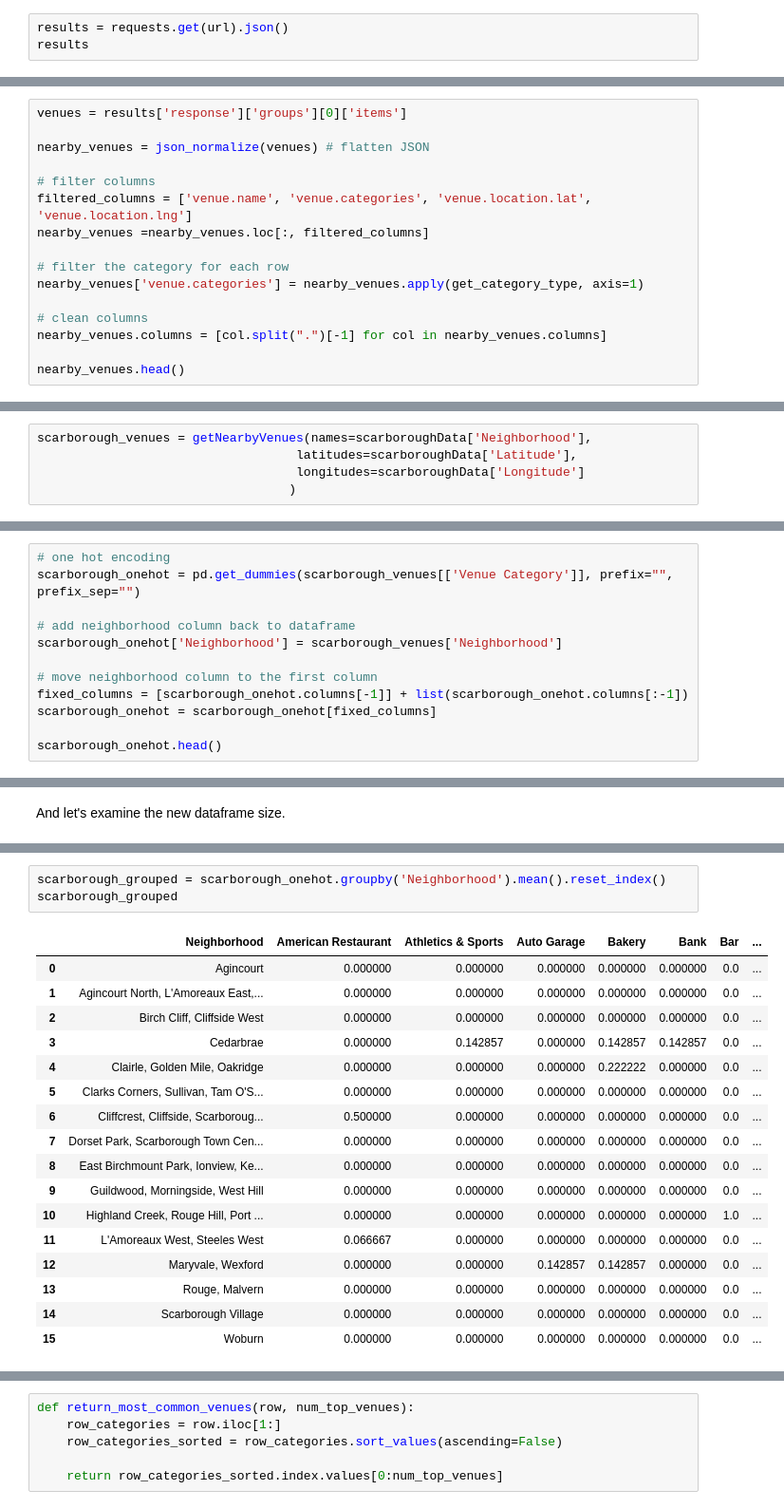
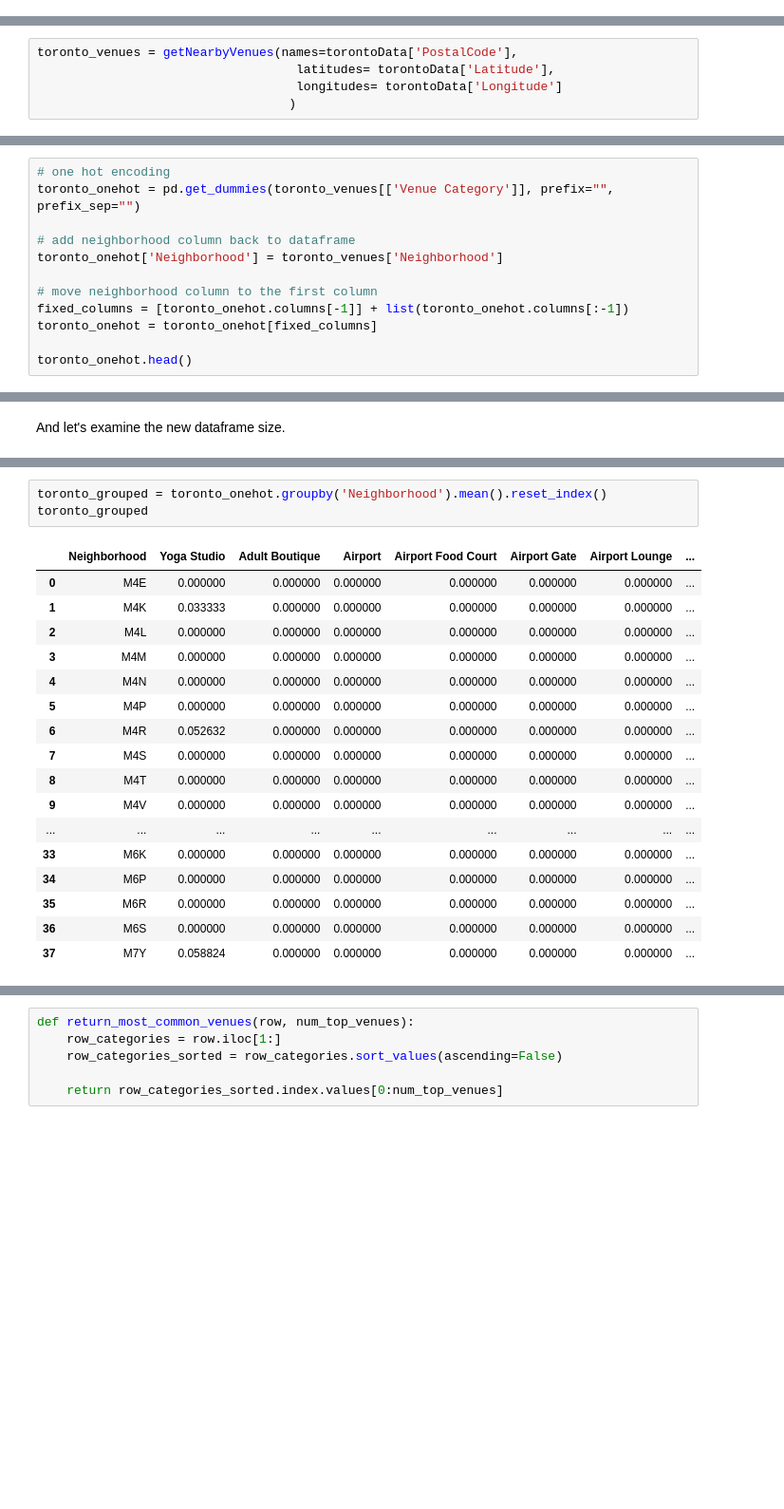
Before and after one commit to catfss/CapstoneProject, a Jupyter notebook: Part3_SegmentingClusteringNeighborhoods.ipynb, the cells around one changed output, grey strips where cells are left out. Shown at 95% size. Cells and saved outputs as stored; diff of their text form; blank space fills up the shorter version.

```diff
--- a/Part3_SegmentingClusteringNeighborhoods.ipynb
+++ b/Part3_SegmentingClusteringNeighborhoods.ipynb
@@ -264,3 +183,0 @@ Send the GET request and examine the resutls
-# %%
-results = requests.get(url).json()
-results
@@ -301,16 +183,0 @@ Now we are ready to clean the json and structure it into a *pandas* dataframe.
-# %%
-venues = results['response']['groups'][0]['items']
-
-nearby_venues = json_normalize(venues) # flatten JSON
-
-# filter columns
-filtered_columns = ['venue.name', 'venue.categories', 'venue.location.lat', 'venue.location.lng']
-nearby_venues =nearby_venues.loc[:, filtered_columns]
-
-# filter the category for each row
-nearby_venues['venue.categories'] = nearby_venues.apply(get_category_type, axis=1)
-
-# clean columns
-nearby_venues.columns = [col.split(".")[-1] for col in nearby_venues.columns]
-
-nearby_venues.head()
@@ -375,6 +234,6 @@ def getNearbyVenues(names, latitudes, longitudes, radius=500):
 # %%
-scarborough_venues = getNearbyVenues(names=scarboroughData['Neighborhood'],
-                                   latitudes=scarboroughData['Latitude'],
-                                   longitudes=scarboroughData['Longitude']
+toronto_venues = getNearbyVenues(names=torontoData['PostalCode'],
+                                   latitudes= torontoData['Latitude'],
+                                   longitudes= torontoData['Longitude']
                                   )
 # %% [output]
@@ -444,13 +303,13 @@ There are 50 uniques categories.
 # %%
 # one hot encoding
-scarborough_onehot = pd.get_dummies(scarborough_venues[['Venue Category']], prefix="", prefix_sep="")
+toronto_onehot = pd.get_dummies(toronto_venues[['Venue Category']], prefix="", prefix_sep="")
 
 # add neighborhood column back to dataframe
-scarborough_onehot['Neighborhood'] = scarborough_venues['Neighborhood']
+toronto_onehot['Neighborhood'] = toronto_venues['Neighborhood']
 
 # move neighborhood column to the first column
-fixed_columns = [scarborough_onehot.columns[-1]] + list(scarborough_onehot.columns[:-1])
-scarborough_onehot = scarborough_onehot[fixed_columns]
+fixed_columns = [toronto_onehot.columns[-1]] + list(toronto_onehot.columns[:-1])
+toronto_onehot = toronto_onehot[fixed_columns]
 
-scarborough_onehot.head()
+toronto_onehot.head()
 # %% [output]
@@ -471,21 +326,21 @@ scarborough_onehot.shape
 # %%
-scarborough_grouped = scarborough_onehot.groupby('Neighborhood').mean().reset_index()
-scarborough_grouped
+toronto_grouped = toronto_onehot.groupby('Neighborhood').mean().reset_index()
+toronto_grouped
 # %% [output]
-|  | Neighborhood | American Restaurant | Athletics & Sports | Auto Garage | Bakery | Bank | Bar | ... |
-| 0 | Agincourt | 0.000000 | 0.000000 | 0.000000 | 0.000000 | 0.000000 | 0.0 | ... |
-| 1 | Agincourt North, L'Amoreaux East,... | 0.000000 | 0.000000 | 0.000000 | 0.000000 | 0.000000 | 0.0 | ... |
-| 2 | Birch Cliff, Cliffside West | 0.000000 | 0.000000 | 0.000000 | 0.000000 | 0.000000 | 0.0 | ... |
-| 3 | Cedarbrae | 0.000000 | 0.142857 | 0.000000 | 0.142857 | 0.142857 | 0.0 | ... |
-| 4 | Clairle, Golden Mile, Oakridge | 0.000000 | 0.000000 | 0.000000 | 0.222222 | 0.000000 | 0.0 | ... |
-| 5 | Clarks Corners, Sullivan, Tam O'S... | 0.000000 | 0.000000 | 0.000000 | 0.000000 | 0.000000 | 0.0 | ... |
-| 6 | Cliffcrest, Cliffside, Scarboroug... | 0.500000 | 0.000000 | 0.000000 | 0.000000 | 0.000000 | 0.0 | ... |
-| 7 | Dorset Park, Scarborough Town Cen... | 0.000000 | 0.000000 | 0.000000 | 0.000000 | 0.000000 | 0.0 | ... |
-| 8 | East Birchmount Park, Ionview, Ke... | 0.000000 | 0.000000 | 0.000000 | 0.000000 | 0.000000 | 0.0 | ... |
-| 9 | Guildwood, Morningside, West Hill | 0.000000 | 0.000000 | 0.000000 | 0.000000 | 0.000000 | 0.0 | ... |
-| 10 | Highland Creek, Rouge Hill, Port ... | 0.000000 | 0.000000 | 0.000000 | 0.000000 | 0.000000 | 1.0 | ... |
-| 11 | L'Amoreaux West, Steeles West | 0.066667 | 0.000000 | 0.000000 | 0.000000 | 0.000000 | 0.0 | ... |
-| 12 | Maryvale, Wexford | 0.000000 | 0.000000 | 0.142857 | 0.142857 | 0.000000 | 0.0 | ... |
-| 13 | Rouge, Malvern | 0.000000 | 0.000000 | 0.000000 | 0.000000 | 0.000000 | 0.0 | ... |
-| 14 | Scarborough Village | 0.000000 | 0.000000 | 0.000000 | 0.000000 | 0.000000 | 0.0 | ... |
-| 15 | Woburn | 0.000000 | 0.000000 | 0.000000 | 0.000000 | 0.000000 | 0.0 | ... |
+|  | Neighborhood | Yoga Studio | Adult Boutique | Airport | Airport Food Court | Airport Gate | Airport Lounge | ... |
+| 0 | M4E | 0.000000 | 0.000000 | 0.000000 | 0.000000 | 0.000000 | 0.000000 | ... |
+| 1 | M4K | 0.033333 | 0.000000 | 0.000000 | 0.000000 | 0.000000 | 0.000000 | ... |
+| 2 | M4L | 0.000000 | 0.000000 | 0.000000 | 0.000000 | 0.000000 | 0.000000 | ... |
+| 3 | M4M | 0.000000 | 0.000000 | 0.000000 | 0.000000 | 0.000000 | 0.000000 | ... |
+| 4 | M4N | 0.000000 | 0.000000 | 0.000000 | 0.000000 | 0.000000 | 0.000000 | ... |
+| 5 | M4P | 0.000000 | 0.000000 | 0.000000 | 0.000000 | 0.000000 | 0.000000 | ... |
+| 6 | M4R | 0.052632 | 0.000000 | 0.000000 | 0.000000 | 0.000000 | 0.000000 | ... |
+| 7 | M4S | 0.000000 | 0.000000 | 0.000000 | 0.000000 | 0.000000 | 0.000000 | ... |
+| 8 | M4T | 0.000000 | 0.000000 | 0.000000 | 0.000000 | 0.000000 | 0.000000 | ... |
+| 9 | M4V | 0.000000 | 0.000000 | 0.000000 | 0.000000 | 0.000000 | 0.000000 | ... |
+| ... | ... | ... | ... | ... | ... | ... | ... | ... |
+| 33 | M6K | 0.000000 | 0.000000 | 0.000000 | 0.000000 | 0.000000 | 0.000000 | ... |
+| 34 | M6P | 0.000000 | 0.000000 | 0.000000 | 0.000000 | 0.000000 | 0.000000 | ... |
+| 35 | M6R | 0.000000 | 0.000000 | 0.000000 | 0.000000 | 0.000000 | 0.000000 | ... |
+| 36 | M6S | 0.000000 | 0.000000 | 0.000000 | 0.000000 | 0.000000 | 0.000000 | ... |
+| 37 | M7Y | 0.058824 | 0.000000 | 0.000000 | 0.000000 | 0.000000 | 0.000000 | ... |
```
Also changed, not shown: parts of 99 cells of this notebook.
